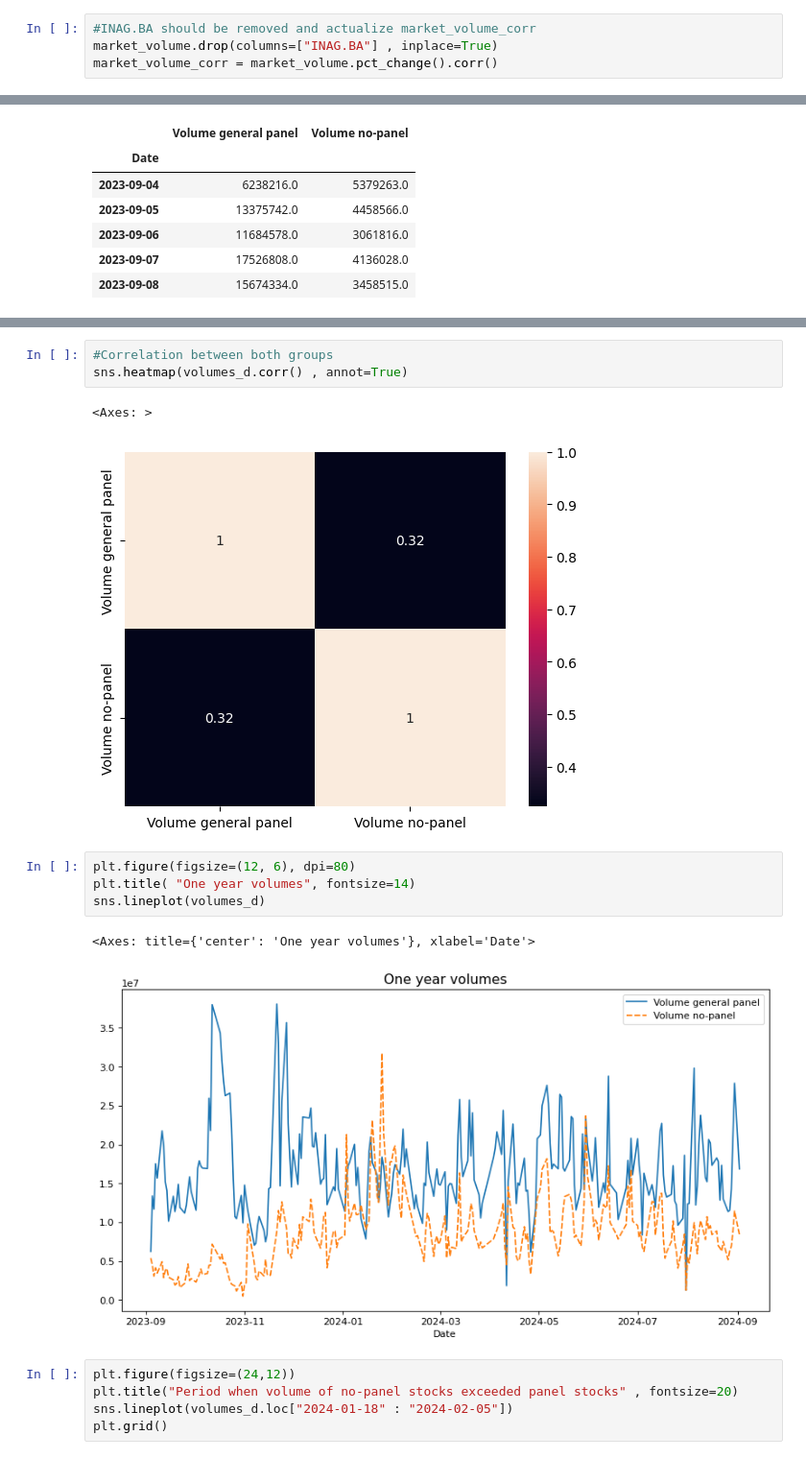
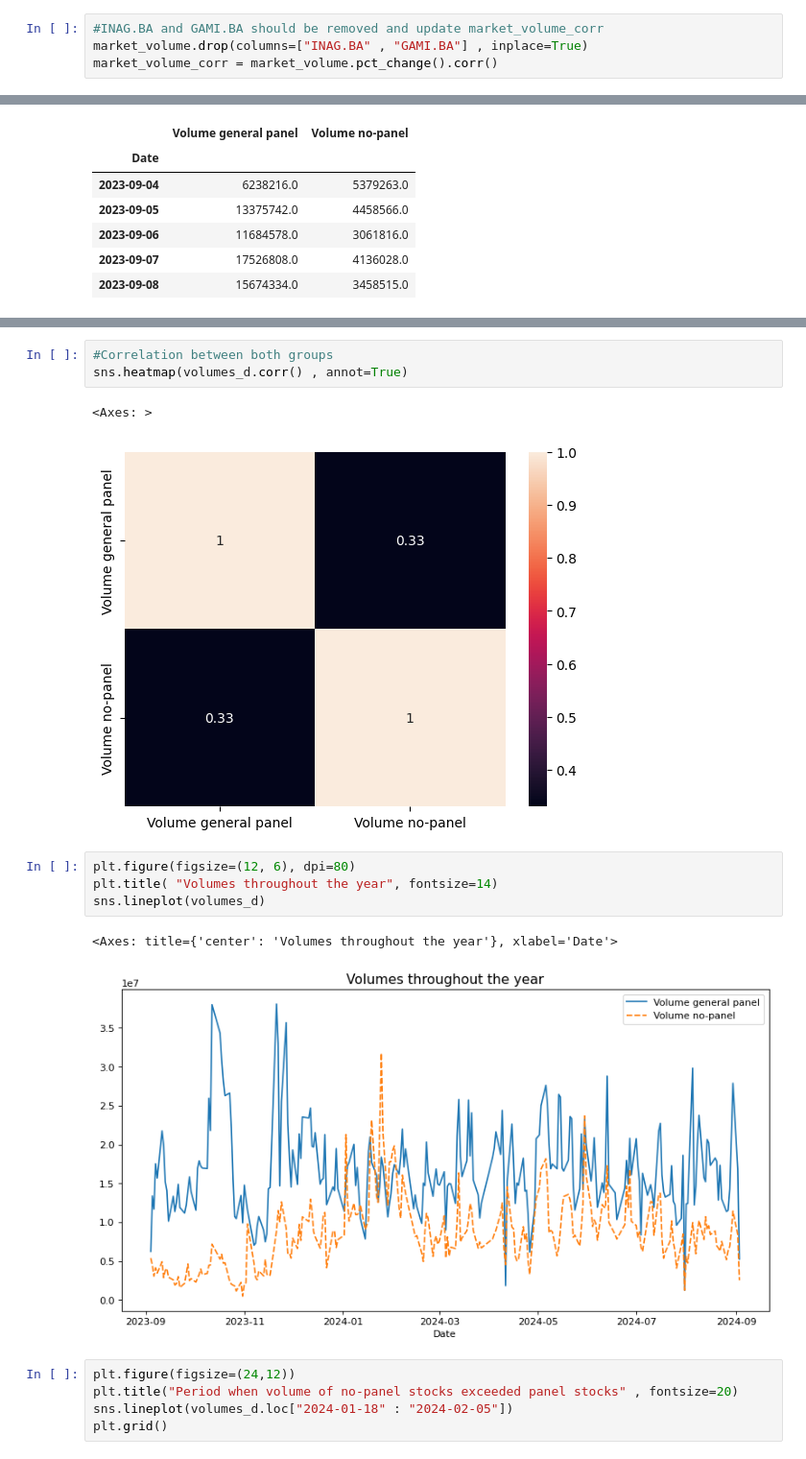
Before and after one commit to Fedesgh/EDA_BYMA_Volume, a Jupyter notebook: EDA_Volumes.ipynb, the cells around one changed output, grey strips where cells are left out. Shown at 96% size. Saved outputs shown, nothing was run; the diff lists cells and outputs as text.

```diff
--- a/EDA_Volumes.ipynb
+++ b/EDA_Volumes.ipynb
@@ -129,6 +131,6 @@ market_volume["INAG.BA"].sum()
 # %%
-#INAG.BA should be removed and actualize market_volume_corr
-market_volume.drop(columns=["INAG.BA"] , inplace=True)
+#INAG.BA and GAMI.BA should be removed and update market_volume_corr
+market_volume.drop(columns=["INAG.BA" , "GAMI.BA"] , inplace=True)
 market_volume_corr = market_volume.pct_change().corr()
 # %% [markdown]
 ## Correlations of stocks in general panel against stocks out of the general panel.
@@ -228,14 +230,14 @@ volumes_d.describe()
 sns.heatmap(volumes_d.corr() , annot=True)
 # %% [output]
 <Axes: >
-[figure, old version]
+[figure, new version]
 # %%
 plt.figure(figsize=(12, 6), dpi=80)
-plt.title( "One year volumes", fontsize=14)
+plt.title( "Volumes throughout the year", fontsize=14)
 sns.lineplot(volumes_d)
 # %% [output]
-<Axes: title={'center': 'One year volumes'}, xlabel='Date'>
+<Axes: title={'center': 'Volumes throughout the year'}, xlabel='Date'>
-[figure, old version]
+[figure, new version]
 # %%
 plt.figure(figsize=(24,12))
 plt.title("Period when volume of no-panel stocks exceeded panel stocks" , fontsize=20)
```
Also changed, not shown: parts of 17 cells of this notebook, 2 other files.
